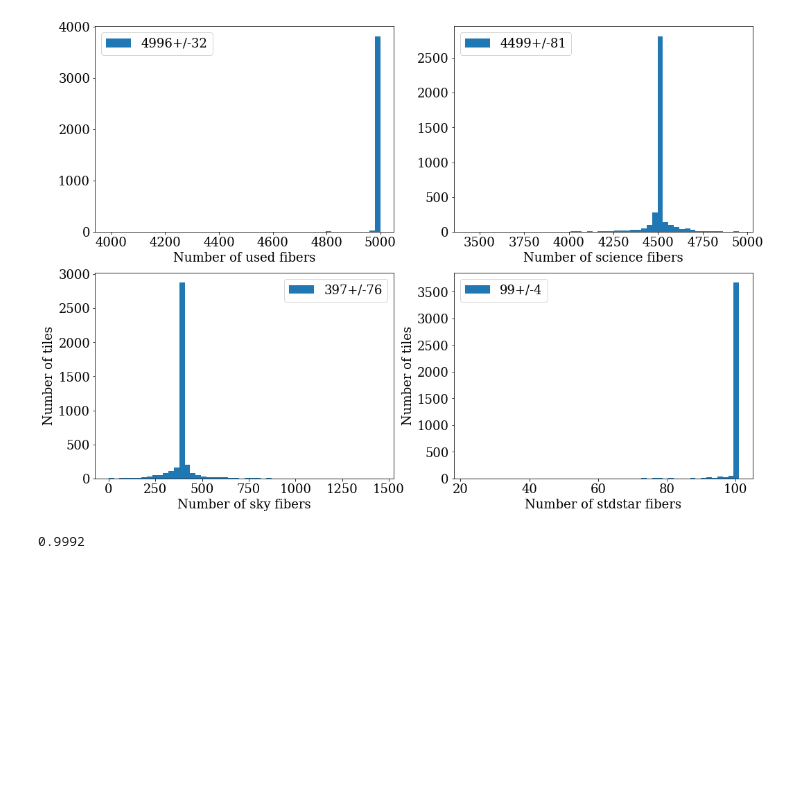
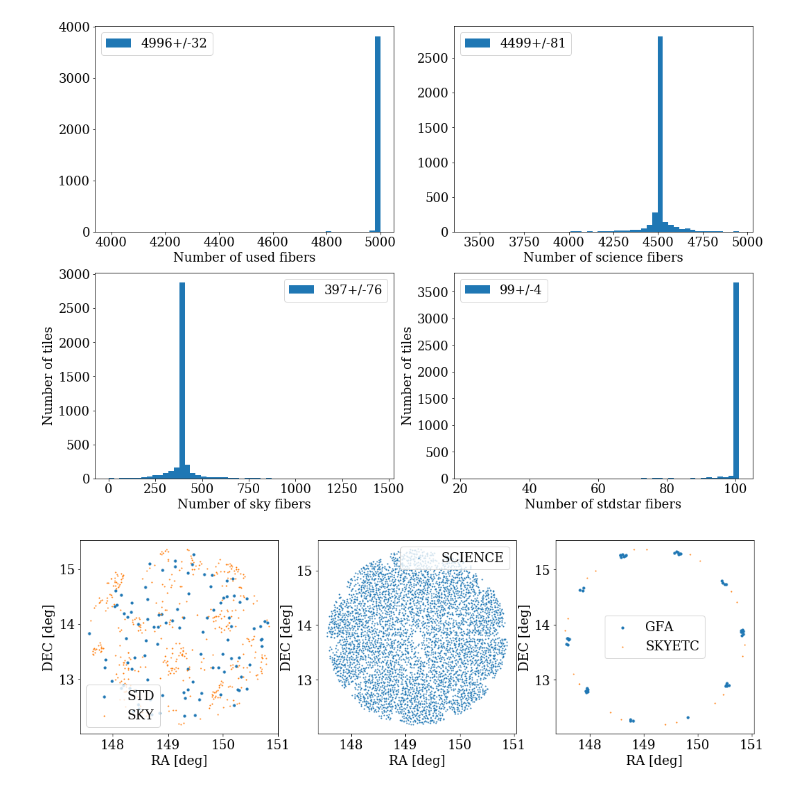
Before and after one commit to forero/fiberassign_explore, a Jupyter notebook: stats_observations.ipynb, the cells around one changed output. Cells and saved outputs as stored; diff of their text form; code cells hidden in the pictures; blank space fills up the shorter version.

Commit message:
plots

```diff
--- a/stats_observations.ipynb
+++ b/stats_observations.ipynb
@@ -191,7 +172,52 @@ plt.legend()
 plt.savefig('doc/used_fibers.pdf')
 # %% [output]
 [figure]
-# %%
-4996/5000
-# %% [output]
-0.9992
+# %%
+plt.figure(figsize=(17,5))
+
+tilefile = tiles[200]
+assigned = Table.read(tilefile, 'FIBERASSIGN')
+gfa = Table.read(tilefile, 'GFA')
+skyetc = Table.read(tilefile, 'SKYETC')
+
+
+# mask for sky targets
+sky_mask = desi_mask.SKY
+
+# mask for stdstar targets
+std_mask = 0
+for name in ['STD', 'STD_FSTAR', 'STD_WD',
+             'STD_FAINT', 'STD_FAINT_BEST',
+             'STD_BRIGHT', 'STD_BRIGHT_BEST']:
+    if name in desi_mask.names():
+            std_mask |= desi_mask[name]
+
+
+    # find whether a sky or stdstar target has been assigned
+ii_sky = (assigned['DESI_TARGET'] & sky_mask)!=0
+ii_std = (assigned['DESI_TARGET'] & std_mask)!=0
+plt.subplot(1,3,1)
+
+plt.scatter(assigned['TARGET_RA'][ii_std], assigned['TARGET_DEC'][ii_std], s=10.0, label='STD')
+plt.scatter(assigned['TARGET_RA'][ii_sky], assigned['TARGET_DEC'][ii_sky], s=1.0, label='SKY')
+plt.legend()
+plt.xlabel('RA [deg]')
+plt.ylabel('DEC [deg]')
+
+plt.subplot(1,3,2)
+plt.scatter(assigned['TARGET_RA'][~(ii_sky|ii_std)], assigned['TARGET_DEC'][~(ii_sky|ii_std)], s=1.0, label='SCIENCE')
+plt.legend()
+plt.xlabel('RA [deg]')
+plt.ylabel('DEC [deg]')
+
+plt.subplot(1,3,3)
+plt.scatter(gfa['RA'], gfa['DEC'], s=10.0, label='GFA')
+plt.scatter(skyetc['RA'], skyetc['DEC'], s=1.0, label='SKYETC')
+plt.xlabel('RA [deg]')
+plt.ylabel('DEC [deg]')
+
+plt.legend()
+
+plt.savefig('doc/single_tile.pdf')
+# %% [output]
+[figure, added]
```
Also changed, not shown: parts of 5 cells of this notebook.
